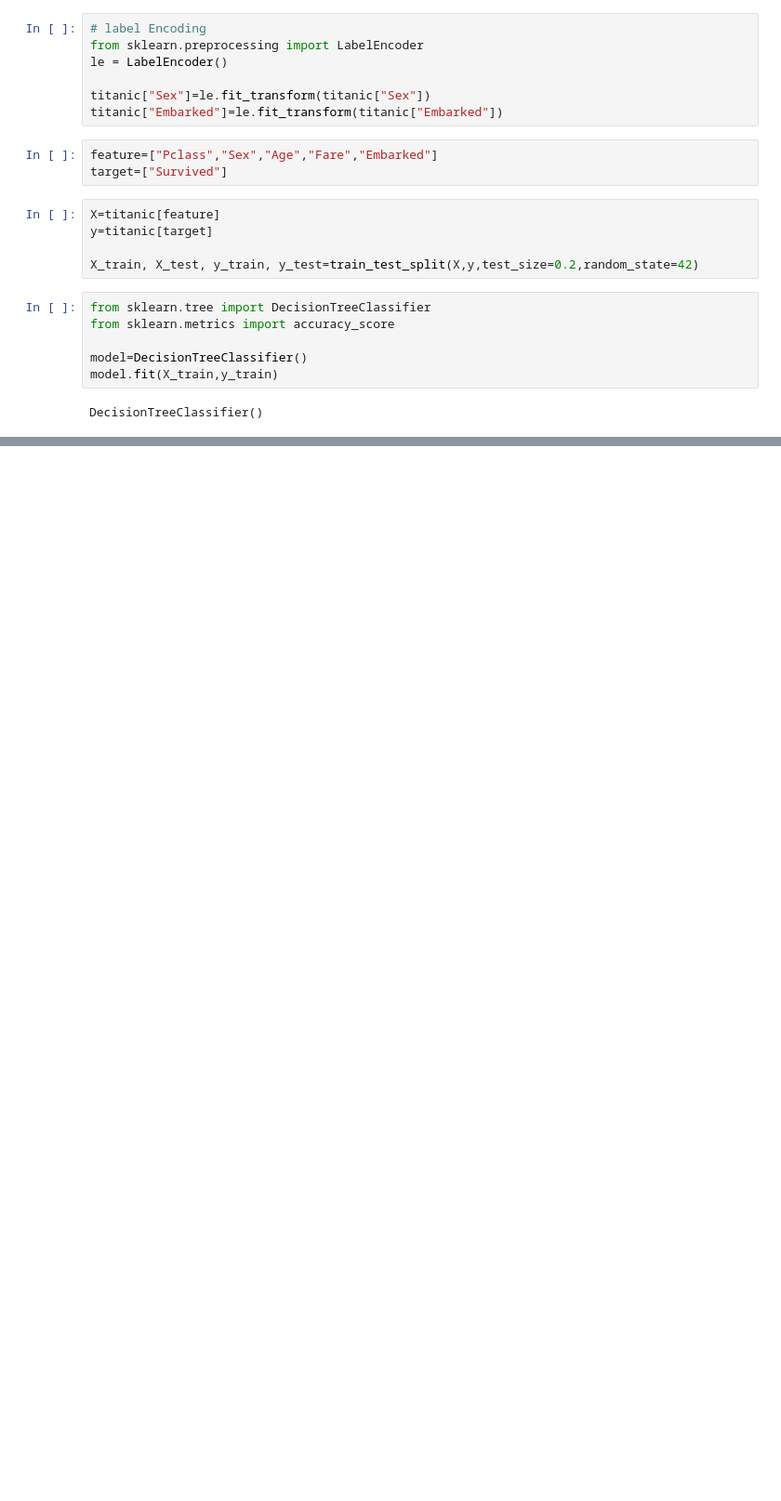
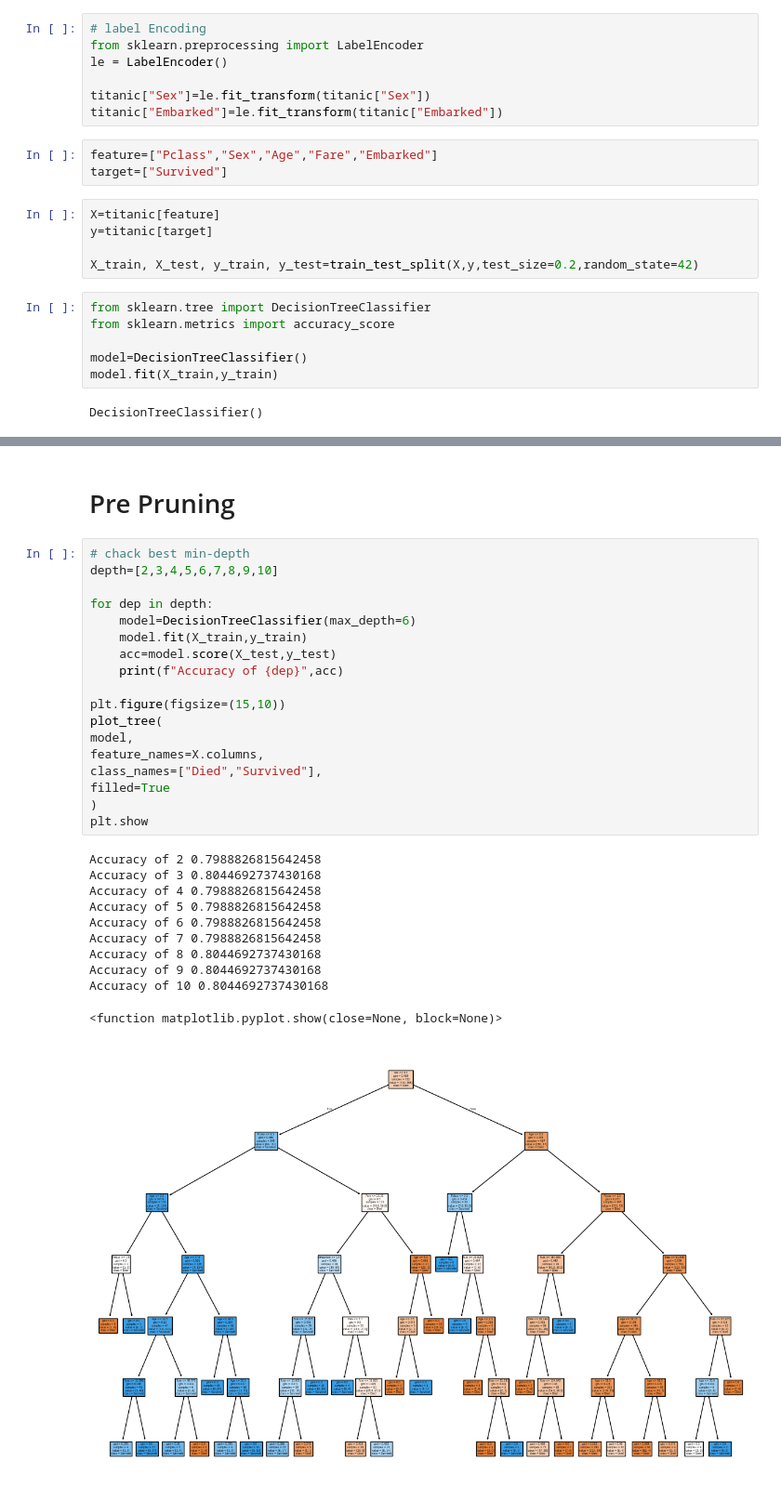
Before and after one commit to Sauravkumarv/Algorith_Jupyter_AIML, a Jupyter notebook: Decision_Trees/decision_trees_classifier.ipynb, the cells around one changed output, grey strips where cells are left out. Shown at 93% size. Cells and saved outputs as stored; diff of their text form; blank space fills up the shorter version.

Commit message:
Decision trees with post and pre pruning

```diff
--- a/Decision_Trees/decision_trees_classifier.ipynb
+++ b/Decision_Trees/decision_trees_classifier.ipynb
@@ -64,0 +65,32 @@ plt.show
+# %% [markdown]
+# Pre Pruning
+# %%
+# chack best min-depth
+depth=[2,3,4,5,6,7,8,9,10]
+
+for dep in depth:
+    model=DecisionTreeClassifier(max_depth=6)
+    model.fit(X_train,y_train)
+    acc=model.score(X_test,y_test)
+    print(f"Accuracy of {dep}",acc)
+
+plt.figure(figsize=(15,10))
+plot_tree(
+model,
+feature_names=X.columns,
+class_names=["Died","Survived"],
+filled=True
+)
+plt.show
+# %% [output]
+Accuracy of 2 0.7988826815642458
+Accuracy of 3 0.8044692737430168
+Accuracy of 4 0.7988826815642458
+Accuracy of 5 0.7988826815642458
+Accuracy of 6 0.7988826815642458
+Accuracy of 7 0.7988826815642458
+Accuracy of 8 0.8044692737430168
+Accuracy of 9 0.8044692737430168
+Accuracy of 10 0.8044692737430168
+<function matplotlib.pyplot.show(close=None, block=None)>
+[figure, added]
```
Also changed, not shown: parts of 10 cells of this notebook.
